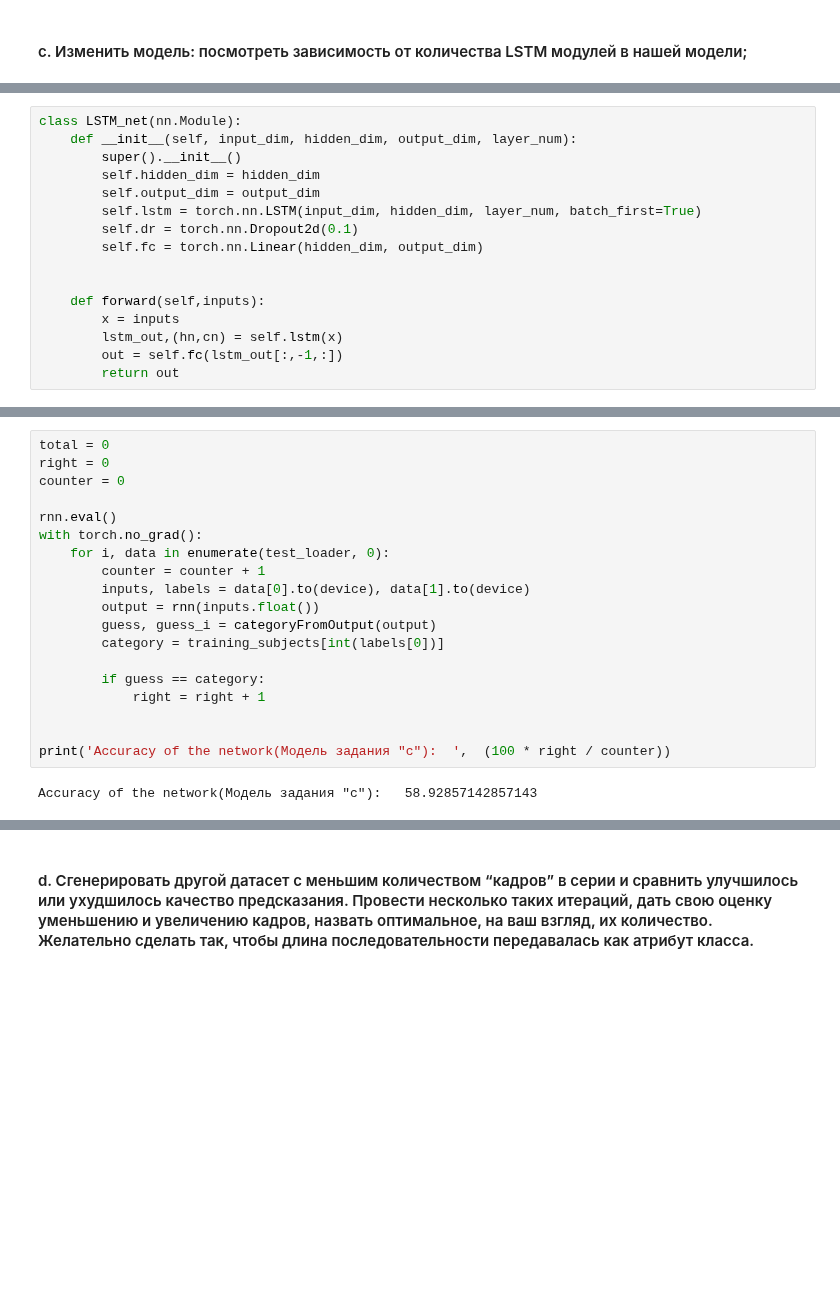
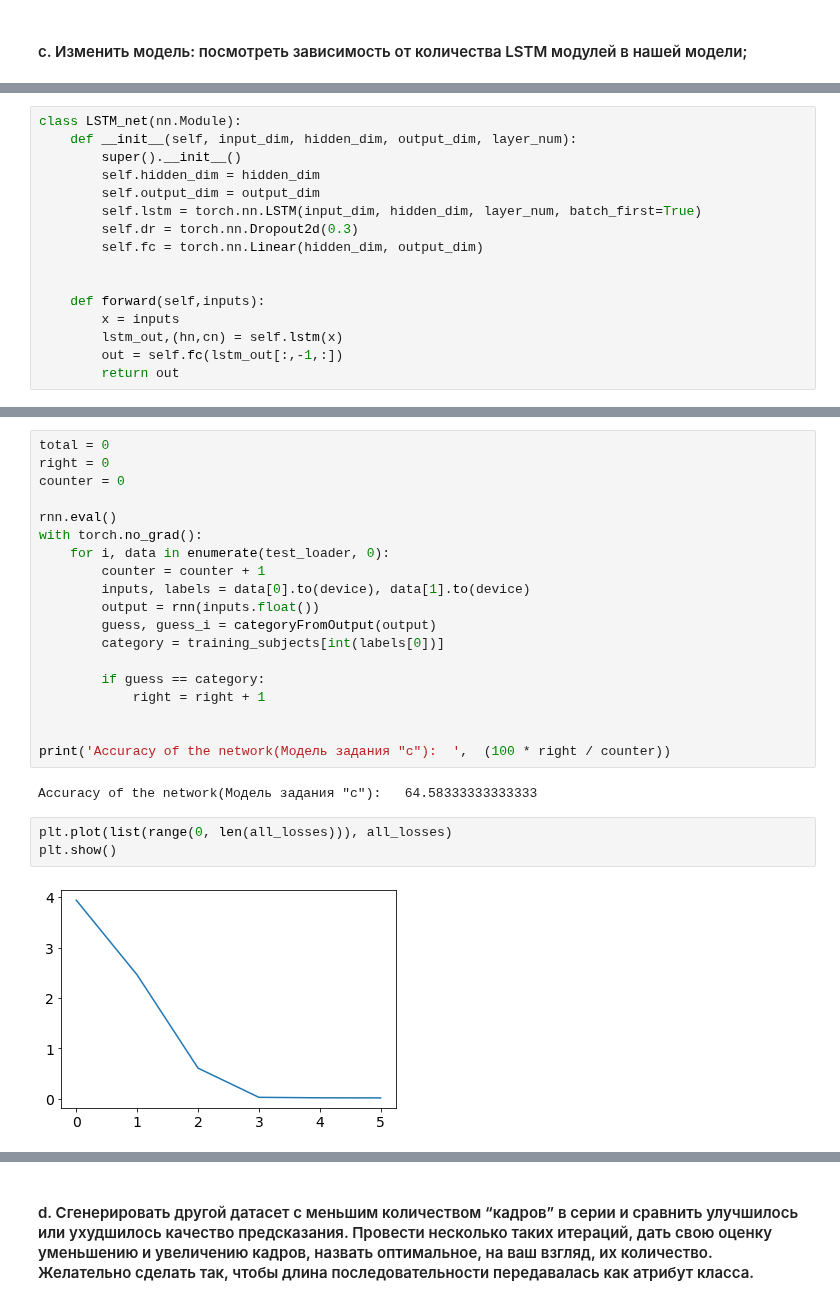
Before and after one commit to Miillya/Geekbrains, a Jupyter notebook: Фреймворк PyTorch для разработки искусственных нейронных сетей/Урок 2. CNN and LSTM for human action recognition/hw_02.ipynb, the cells around one changed output, grey strips where cells are left out. Saved outputs shown, nothing was run; the diff lists cells and outputs as text; blank space fills up the shorter version.

Commit message:
Фреймворк PyTorch для разработки искусственных нейронных сетей. Урок 2. CNN and LSTM for human action recognition. Практическое задание.

```diff
--- a/Фреймворк PyTorch для разработки искусственных нейронных сетей/Урок 2. CNN and LSTM for human action recognition/hw_02.ipynb
+++ b/Фреймворк PyTorch для разработки искусственных нейронных сетей/Урок 2. CNN and LSTM for human action recognition/hw_02.ipynb
@@ -381,7 +370,7 @@ class LSTM_net(nn.Module):
         self.hidden_dim = hidden_dim
         self.output_dim = output_dim
         self.lstm = torch.nn.LSTM(input_dim, hidden_dim, layer_num, batch_first=True)
-        self.dr = torch.nn.Dropout2d(0.1)
+        self.dr = torch.nn.Dropout2d(0.3)
         self.fc = torch.nn.Linear(hidden_dim, output_dim)
 
 
@@ -464,5 +466,10 @@ with torch.no_grad():
 
 print('Accuracy of the network(Модель задания "с"):  ',  (100 * right / counter))
 # %% [output]
-Accuracy of the network(Модель задания "с"):   58.92857142857143
+Accuracy of the network(Модель задания "с"):   64.58333333333333
+# %%
+plt.plot(list(range(0, len(all_losses))), all_losses)
+plt.show()
+# %% [output]
+[figure, added]
 # %% [markdown]
```
Also changed, not shown: parts of 14 cells of this notebook.
